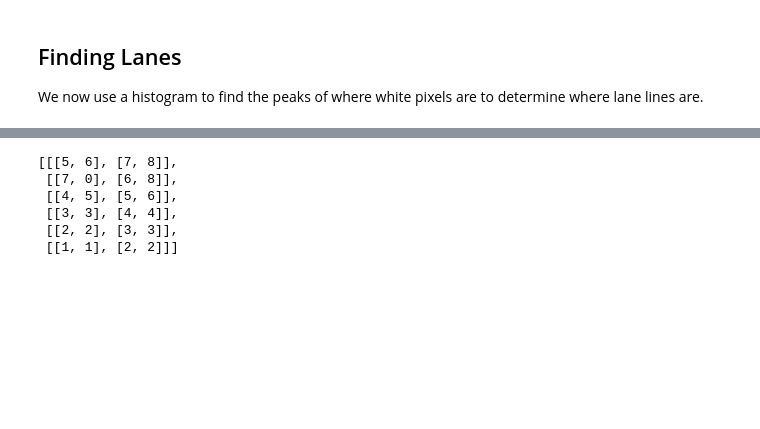
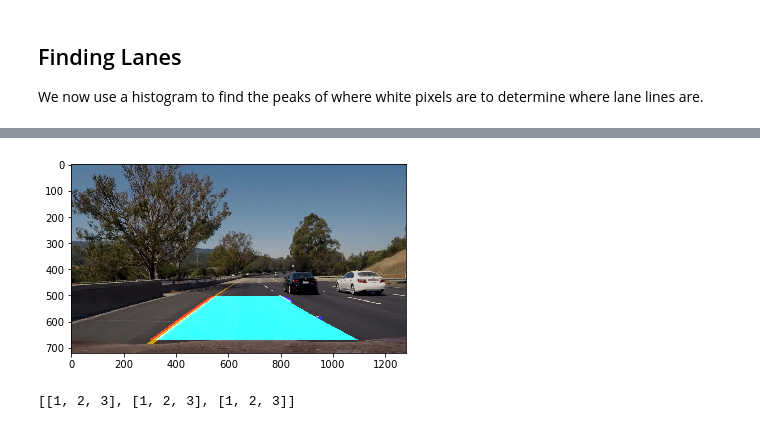
Before and after one commit to eeeja/CarND-Advanced-Lane-Lines, a Jupyter notebook: Advanced Lane Finding.ipynb, the cells around one changed output, grey strips where cells are left out. Drawn from its saved outputs; the diff is of its cells as text; code cells hidden in the pictures; blank space fills up the shorter version.

```diff
--- a/Advanced Lane Finding.ipynb
+++ b/Advanced Lane Finding.ipynb
@@ -1101,42 +1143,72 @@ print(left_curverad, 'm', right_curverad, 'm')
-# %%
-list = [[[1,1],[2,2]],[[2,2],[3,3]],[[3,3],[4,4]],[[4,5],[5,6]],[[7,0],[6,8]],[[5,6],[7,8]]]
-list[::-1]
-# %% [output]
-[[[5, 6], [7, 8]],
- [[7, 0], [6, 8]],
- [[4, 5], [5, 6]],
- [[3, 3], [4, 4]],
- [[2, 2], [3, 3]],
- [[1, 1], [2, 2]]]
+# %%
+def weighted_img(img, initial_img, α=0.8, β=1., λ=0.):
+    """
+    `img` is the output of the hough_lines(), An image with lines drawn on it.
+    Should be a blank image (all black) with lines drawn on it.
+
+    `initial_img` should be the image before any processing.
+
+    The result image is computed as follows:
+
+    initial_img * α + img * β + λ
+    NOTE: initial_img and img must be the same shape!
+    """
+    # Add back the bottom frame we removed
+    # Additional extracted vectors:
+    add_y = np.zeros((initial_img.shape[0]-img.shape[0],img.shape[1]),dtype=np.uint8)
+    img = np.append(img,np.dstack((add_y, add_y, add_y)),axis = 0)
+    return cv2.addWeighted(initial_img, α, img, β, λ)
 # %%
 # Test Pipeline on all images in the test_images folder
 test_image_folder = "test_images/"
 test_image_output_folder = "output_images/"
 
 # Create output folder if it doesn't exist
 if not os.path.exists(test_image_output_folder):
     os.makedirs(test_image_output_folder)
 
 # Helper method to process image:
-def process_image(img):
+def process_image(img, M, Minv):
     left_lane = Line()
     right_lane = Line()
     # First undistort radial distortions
     undistort = cal_undistort(img, objpoints, imgpoints)
 
+    # Run through a guassian smoothing
+    gaussian = cv2.GaussianBlur(undistort,(7,7),0)
+
     # Extract R & G colors and HSV Value channel
-    gradient = extract_lane_gradient(undistort)
+    gradient = extract_lane_gradient(gaussian,thresh=(20,255),dir_thresh=(0.7,1.3))
 
     # Get lane birdseye perspective
-    lane = cv2.warpPerspective(gradient, M, gradient.shape)
+    lane = warper(gradient, M)
 
-    left_lane.current_fit, right_lane.current_fit = get_lane_pix(binary_warped)
+    # Extract lane centers and fill in detected road
+    detected_lane, left_lane, right_lane = get_lane_pix(lane,left_lane,right_lane)
 
+    # Draw back to original image
+    unwarped = warper(detected_lane, Minv)
+
+    # Cast over the original Image
+    original = weighted_img(unwarped, img)
+
+    # Calculate Lane Curvature
+    return original
 #Repeat above for all images:
+M = cv2.getPerspectiveTransform(src, dst)
+Minv = cv2.getPerspectiveTransform(dst, src)
 for filename in os.listdir(test_image_folder):
-    img = mpimg.imread(os.path.join(test_image_folder,filename))
 
-    output = process_image(img)
+    img = cv2.imread(os.path.join(test_image_folder,filename))
+    img = cv2.cvtColor(img, cv2.COLOR_BGR2RGB)
+    output = process_image(img, M, Minv)
 
     # Uncomment the following code if you are running the code locally and wish to save the image
-    mpimg.imsave(os.path.join(test_image_output_folder,"%s" %(filename)), lane)
+    mpimg.imsave(os.path.join(test_image_output_folder,"%s" %(filename)), output)
+# %% [output]
+[figure, added]
+# %%
+test = [[1,2,3]]+[[1,2,3],[1,2,3]]
+test
+# %% [output]
+[[1, 2, 3], [1, 2, 3], [1, 2, 3]]
```
Also changed, not shown: parts of 16 cells of this notebook.
